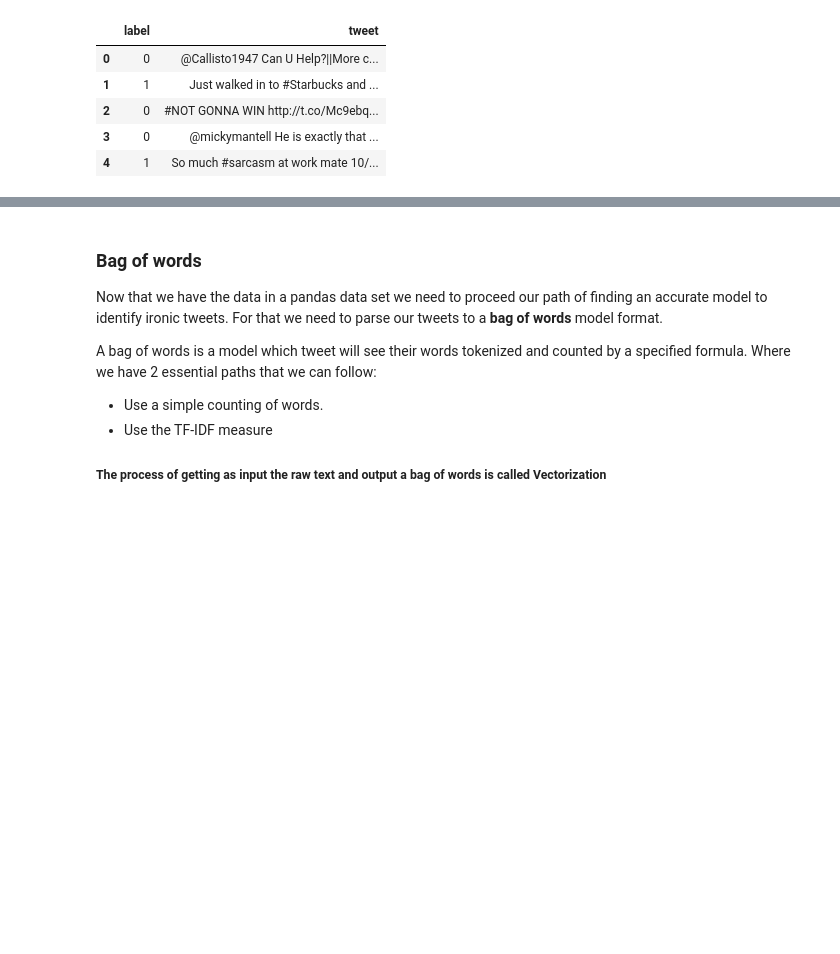
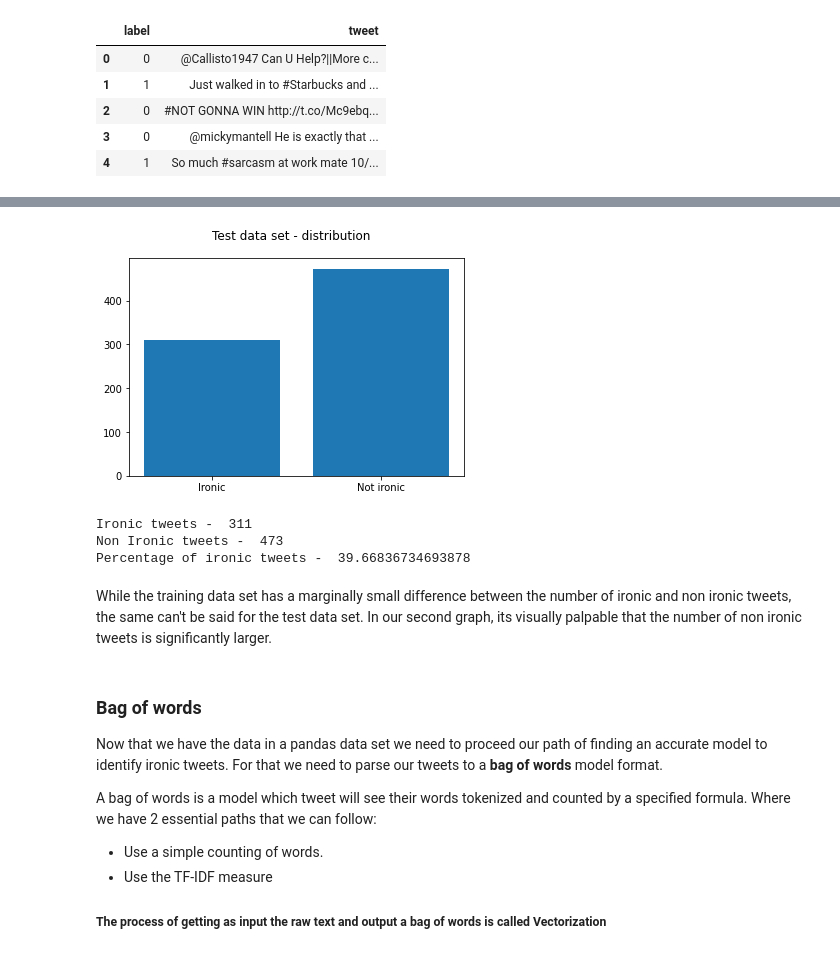
Before and after one commit to arubenruben/IART-Irony-Detection-In-English-Tweets, a Jupyter notebook: src/Irony Detection in English Tweets.ipynb, the cells around one changed output, grey strips where cells are left out. Cells and saved outputs as stored; diff of their text form; code cells hidden in the pictures; blank space fills up the shorter version.

```diff
--- a/src/Irony Detection in English Tweets.ipynb
+++ b/src/Irony Detection in English Tweets.ipynb
@@ -56,3 +78,23 @@ test_data.head()
+# %%
+test_data_ntrue=test_data['label'].sum()
+test_data_nfalse=test_data['label'].count()-test_data_ntrue
+values=[test_data_ntrue,test_data_nfalse]
+names=['Ironic','Not ironic']
+plt.suptitle('Test data set - distribution')
+plt.bar(names,values)
+plt.show()
+print('Ironic tweets - ',test_data_ntrue)
+print('Non Ironic tweets - ',test_data_nfalse)
+print('Percentage of ironic tweets - ',test_data_ntrue*1.0/test_data['label'].count()*100.0)
+# %% [output]
+[figure, added]
+Ironic tweets -  311
+Non Ironic tweets -  473
+Percentage of ironic tweets -  39.66836734693878
+# %% [markdown]
+
+While the training data set has a marginally small difference between the number of ironic and non ironic tweets, the same can't be said for the test data set.
+In our second graph, its visually palpable that the number of non ironic tweets is significantly larger.
 # %% [markdown]
 ### Bag of words
 
```
Also changed, not shown: parts of 4 cells of this notebook.
